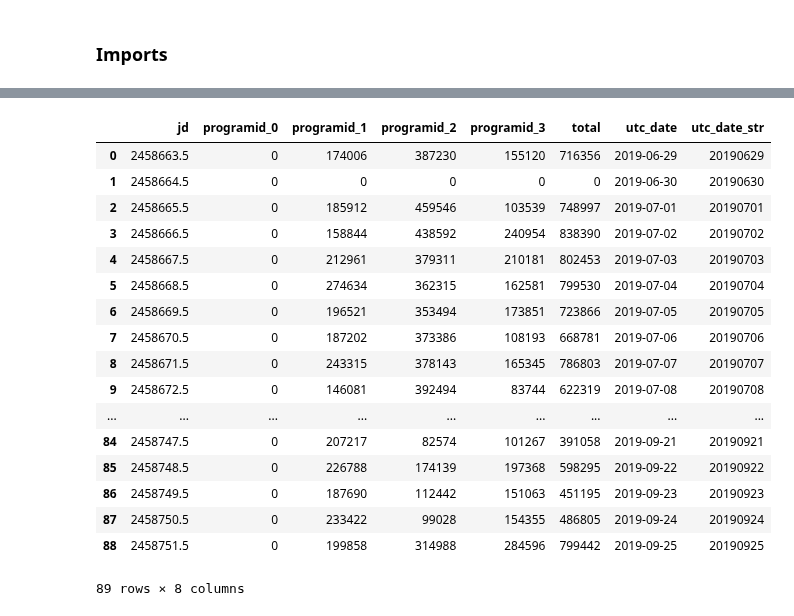
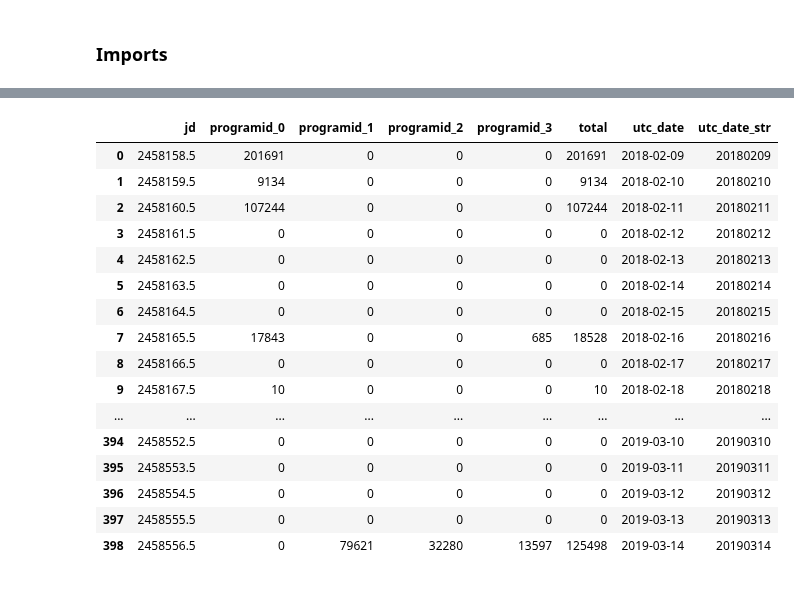
Before and after one commit to dmitryduev/kowalski-archived, a Jupyter notebook: nb/alert_stats.ipynb, the cells around one changed output, grey strips where cells are left out. Cells and saved outputs as stored; diff of their text form; code cells hidden in the pictures.

```diff
--- a/nb/alert_stats.ipynb
+++ b/nb/alert_stats.ipynb
@@ -32,6 +32,6 @@ display(total)
 # %%
-# d0 = datetime.datetime(2018, 2, 9)
-d0 = datetime.datetime(2019, 6, 29)
+d0 = datetime.datetime(2018, 2, 9)
+# d0 = datetime.datetime(2019, 6, 29)
 # d0 = datetime.datetime(2018, 9, 1)
 now = datetime.datetime.utcnow()
 dd = (now - d0).days
@@ -44,7 +44,7 @@ dates = [{'utc_date': (d0 + datetime.timedelta(days=ddd)),
           'programid_2': 0,
           'programid_3': 0} for ddd in range(dd)]
 
-for date in tqdm.tqdm(dates):
+for date in tqdm(dates):
     # total:
     qq = {"query_type": "general_search",
           "query": f"db['ZTF_alerts'].count_documents({{'candidate.jd': {{'$gt': {date['jd']},"
@@ -60,7 +60,3 @@ for date in tqdm.tqdm(dates):
         rr = k.query(query=qq)
         pid_date = rr['result_data']['query_result']
         date[f'programid_{programid}'] = pid_date
-
-# stats['total_date_programid'] = {pid: await request.app['mongo'].ZTF_alerts.count_documents({
-#     'candidate.jd': {'$gt': jd_sod, '$lt': jd_sod + 1}, 'candidate.programid': pid}) for pid in range(4)}
-# stats['fields'] = fields
@@ -67,26 +65,27 @@ for date in tqdm.tqdm(dates):
 # %%
 df = pd.DataFrame.from_records(dates)
 df.to_csv(f'alert_stats_{datetime.datetime.now().strftime("%Y%m%d_%H%M%S")}.csv')
+
+pd.set_option('display.max_rows', None)
 df
 # %% [output]
 |  | jd | programid_0 | programid_1 | programid_2 | programid_3 | total | utc_date | utc_date_str |
-| 0 | 2458663.5 | 0 | 174006 | 387230 | 155120 | 716356 | 2019-06-29 | 20190629 |
-| 1 | 2458664.5 | 0 | 0 | 0 | 0 | 0 | 2019-06-30 | 20190630 |
-| 2 | 2458665.5 | 0 | 185912 | 459546 | 103539 | 748997 | 2019-07-01 | 20190701 |
-| 3 | 2458666.5 | 0 | 158844 | 438592 | 240954 | 838390 | 2019-07-02 | 20190702 |
-| 4 | 2458667.5 | 0 | 212961 | 379311 | 210181 | 802453 | 2019-07-03 | 20190703 |
-| 5 | 2458668.5 | 0 | 274634 | 362315 | 162581 | 799530 | 2019-07-04 | 20190704 |
-| 6 | 2458669.5 | 0 | 196521 | 353494 | 173851 | 723866 | 2019-07-05 | 20190705 |
-| 7 | 2458670.5 | 0 | 187202 | 373386 | 108193 | 668781 | 2019-07-06 | 20190706 |
-| 8 | 2458671.5 | 0 | 243315 | 378143 | 165345 | 786803 | 2019-07-07 | 20190707 |
-| 9 | 2458672.5 | 0 | 146081 | 392494 | 83744 | 622319 | 2019-07-08 | 20190708 |
+| 0 | 2458158.5 | 201691 | 0 | 0 | 0 | 201691 | 2018-02-09 | 20180209 |
+| 1 | 2458159.5 | 9134 | 0 | 0 | 0 | 9134 | 2018-02-10 | 20180210 |
+| 2 | 2458160.5 | 107244 | 0 | 0 | 0 | 107244 | 2018-02-11 | 20180211 |
+| 3 | 2458161.5 | 0 | 0 | 0 | 0 | 0 | 2018-02-12 | 20180212 |
+| 4 | 2458162.5 | 0 | 0 | 0 | 0 | 0 | 2018-02-13 | 20180213 |
+| 5 | 2458163.5 | 0 | 0 | 0 | 0 | 0 | 2018-02-14 | 20180214 |
+| 6 | 2458164.5 | 0 | 0 | 0 | 0 | 0 | 2018-02-15 | 20180215 |
+| 7 | 2458165.5 | 17843 | 0 | 0 | 685 | 18528 | 2018-02-16 | 20180216 |
+| 8 | 2458166.5 | 0 | 0 | 0 | 0 | 0 | 2018-02-17 | 20180217 |
+| 9 | 2458167.5 | 10 | 0 | 0 | 0 | 10 | 2018-02-18 | 20180218 |
 | ... | ... | ... | ... | ... | ... | ... | ... | ... |
-| 84 | 2458747.5 | 0 | 207217 | 82574 | 101267 | 391058 | 2019-09-21 | 20190921 |
-| 85 | 2458748.5 | 0 | 226788 | 174139 | 197368 | 598295 | 2019-09-22 | 20190922 |
-| 86 | 2458749.5 | 0 | 187690 | 112442 | 151063 | 451195 | 2019-09-23 | 20190923 |
-| 87 | 2458750.5 | 0 | 233422 | 99028 | 154355 | 486805 | 2019-09-24 | 20190924 |
-| 88 | 2458751.5 | 0 | 199858 | 314988 | 284596 | 799442 | 2019-09-25 | 20190925 |
+| 394 | 2458552.5 | 0 | 0 | 0 | 0 | 0 | 2019-03-10 | 20190310 |
+| 395 | 2458553.5 | 0 | 0 | 0 | 0 | 0 | 2019-03-11 | 20190311 |
+| 396 | 2458554.5 | 0 | 0 | 0 | 0 | 0 | 2019-03-12 | 20190312 |
+| 397 | 2458555.5 | 0 | 0 | 0 | 0 | 0 | 2019-03-13 | 20190313 |
+| 398 | 2458556.5 | 0 | 79621 | 32280 | 13597 | 125498 | 2019-03-14 | 20190314 |
-89 rows × 8 columns
 # %%
 fig = plt.figure(figsize=(9, 4), dpi=300)
 ax = fig.add_subplot(111)
```
Also changed, not shown: parts of 7 cells of this notebook.
